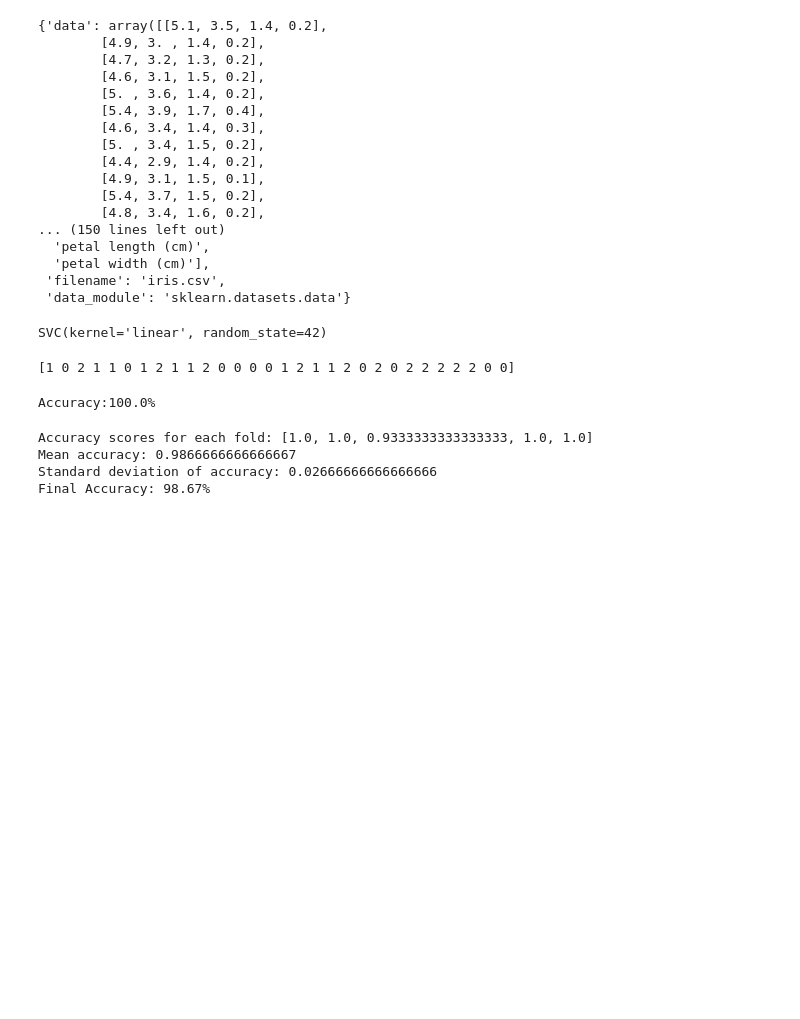
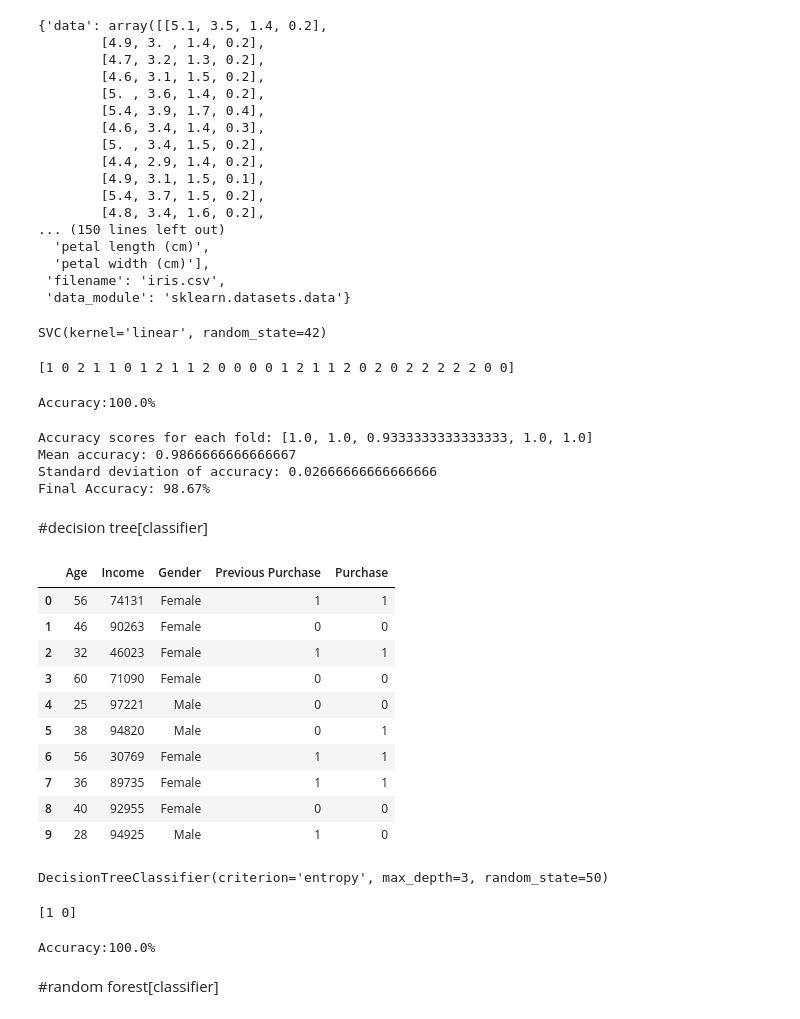
Before and after one commit to runeking2006/vac_1, a Jupyter notebook: regression_and_classification.ipynb, the cells around one changed output. Saved outputs shown, nothing was run; the diff lists cells and outputs as text; code cells hidden in the pictures; blank space fills up the shorter version.

```diff
--- a/regression_and_classification.ipynb
+++ b/regression_and_classification.ipynb
@@ -623,3 +625,5 @@ Accuracy scores for each fold: [1.0, 1.0, 0.9333333333333333, 1.0, 1.0]
 Mean accuracy: 0.9866666666666667
 Standard deviation of accuracy: 0.02666666666666666
 Final Accuracy: 98.67%
+# %% [markdown]
+#decision tree[classifier]
@@ -625,0 +634,54 @@ Final Accuracy: 98.67%
+# %%
+import pandas as pd
+import numpy as np
+
+np.random.seed(42)
+
+data = {
+    'Age': np.random.randint(18, 65, 10),
+    'Income': np.random.randint(30000, 100000, 10),
+    'Gender': np.random.choice(['Male', 'Female'], 10),
+    'Previous Purchase': np.random.choice([0, 1], 10, p=[0.4, 0.6]),
+    'Purchase': np.random.choice([0, 1], 10, p=[0.5, 0.5])
+}
+
+sample_df = pd.DataFrame(data)
+display(sample_df)
+# %% [output]
+|  | Age | Income | Gender | Previous Purchase | Purchase |
+| 0 | 56 | 74131 | Female | 1 | 1 |
+| 1 | 46 | 90263 | Female | 0 | 0 |
+| 2 | 32 | 46023 | Female | 1 | 1 |
+| 3 | 60 | 71090 | Female | 0 | 0 |
+| 4 | 25 | 97221 | Male | 0 | 0 |
+| 5 | 38 | 94820 | Male | 0 | 1 |
+| 6 | 56 | 30769 | Female | 1 | 1 |
+| 7 | 36 | 89735 | Female | 1 | 1 |
+| 8 | 40 | 92955 | Female | 0 | 0 |
+| 9 | 28 | 94925 | Male | 1 | 0 |
+# %%
+x=sample_df.drop('Purchase',axis=1)
+y=sample_df['Purchase']
+
+# Convert categorical 'Gender' column to numerical using one-hot encoding
+x = pd.get_dummies(x, columns=['Gender'], drop_first=True)
+
+x_train,x_test,y_train,y_test=train_test_split(x,y,test_size=0.2,random_state=50)
+
+model=DecisionTreeClassifier(criterion='entropy',max_depth=3,random_state=50)
+model.fit(x_train,y_train)
+# %% [output]
+DecisionTreeClassifier(criterion='entropy', max_depth=3, random_state=50)
+# %%
+y_pred  = model.predict(x_test)
+print(y_pred)
+# %% [output]
+[1 0]
+# %%
+accuracy = accuracy_score(y_test, y_pred)
+accuracy=accuracy*100
+print(f"Accuracy:{accuracy}%")
+# %% [output]
+Accuracy:100.0%
+# %% [markdown]
+#random forest[classifier]
```
Also changed, not shown: parts of 18 cells of this notebook.
